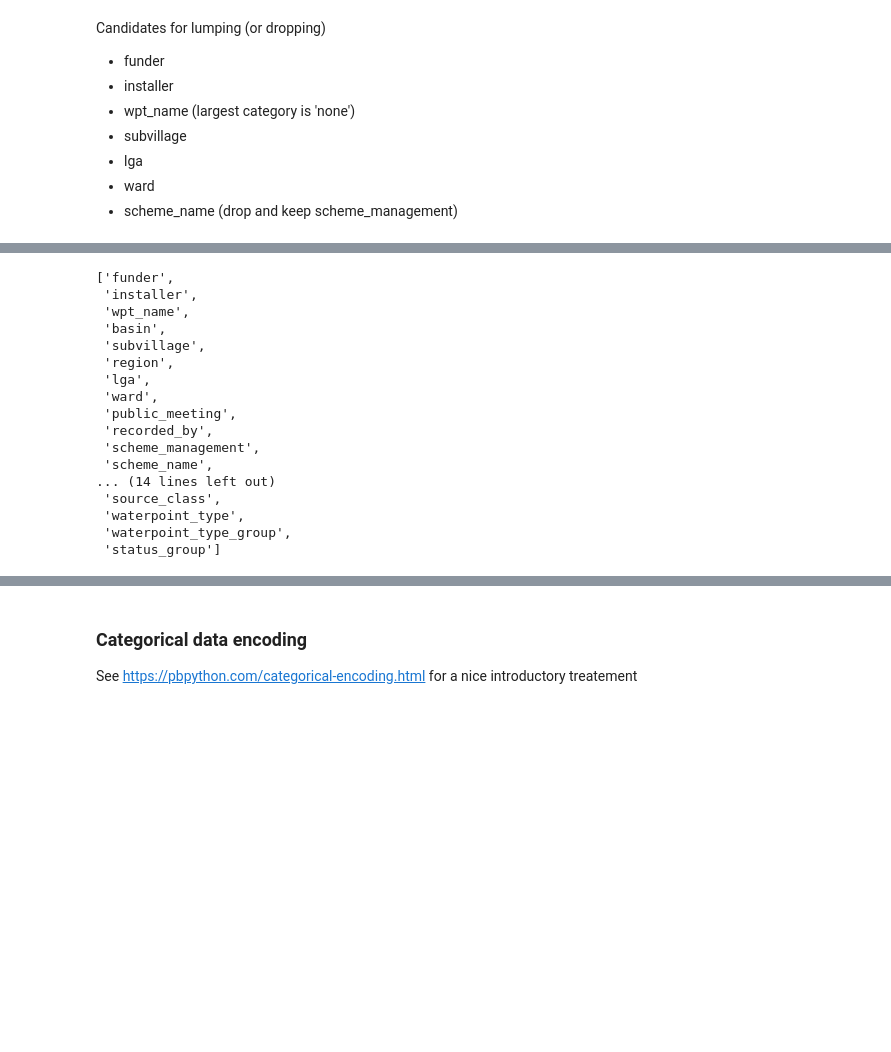
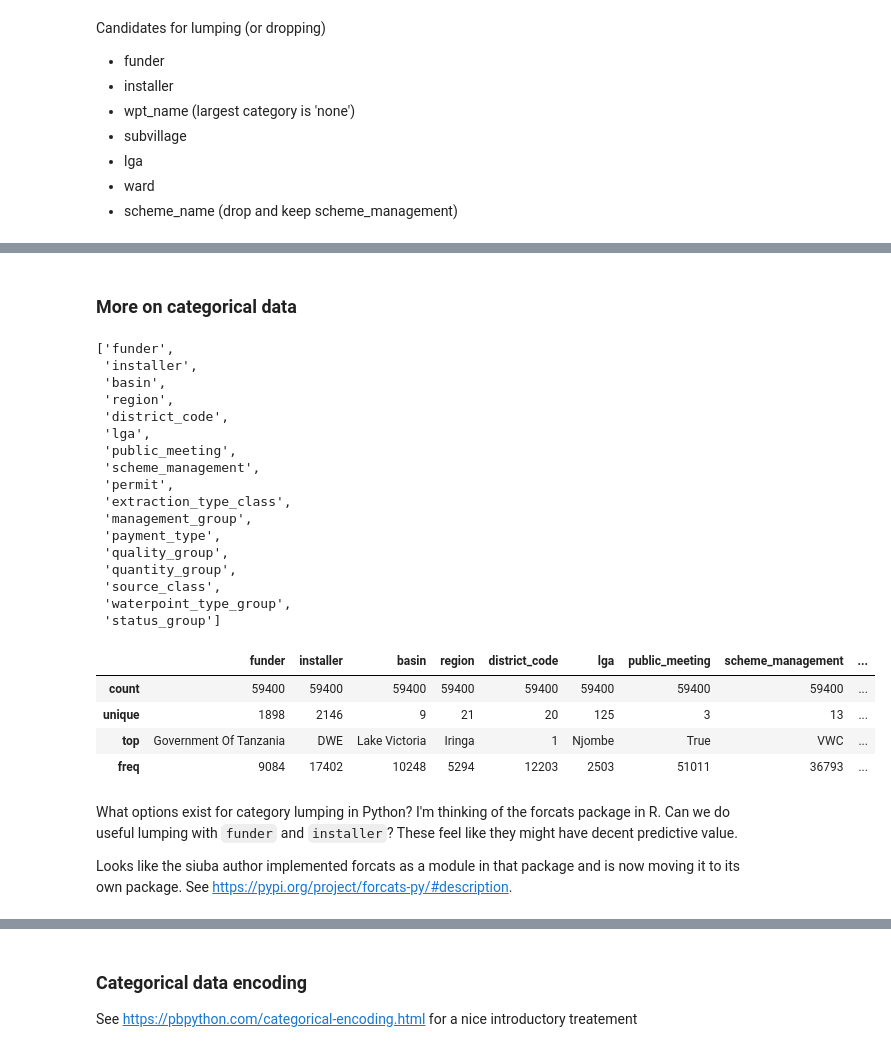
Before and after one commit to misken/pumpitupsk, a Jupyter notebook: notebooks/data_prep.ipynb, the cells around one changed output, grey strips where cells are left out. Cells and saved outputs as stored; diff of their text form; code cells hidden in the pictures; blank space fills up the shorter version.

```diff
--- a/notebooks/data_prep.ipynb
+++ b/notebooks/data_prep.ipynb
@@ -386,0 +404,3 @@ train_df.loc[:, geo_cols].describe()
+# %%
+train_df = train_df.loc[:, cols_to_keep]
+train_df.info()
@@ -417,4 +458,7 @@ aggs_to_drop = ['extraction_type', 'extraction_type_group', 'management', 'payme
 
 cols_to_keep = [c for c in cols_to_keep if c not in aggs_to_drop]
 cols_to_keep
+
+train_df = train_df.loc[:, cols_to_keep]
+train_df.info()
 # %% [output]
@@ -437,0 +485,8 @@ cols_to_keep
+# %%
+train_df['funder'] = train_df['funder'].fillna("missing")
+train_df['installer'] = train_df['installer'].fillna("missing")
+train_df['public_meeting'] = train_df['public_meeting'].fillna("missing")
+train_df['scheme_management'] = train_df['scheme_management'].fillna("missing")
+train_df['permit'] = train_df['permit'].fillna("missing")
+
+train_df.info()
@@ -438,20 +511,35 @@ cols_to_keep
+# %% [markdown]
+### More on categorical data
 # %%
-train_df.select_dtypes(include=['object']).columns.tolist()
+categorical_cols = train_df.select_dtypes(include=['object', 'category']).columns.tolist()
+categorical_cols
 # %% [output]
 ['funder',
  'installer',
- 'wpt_name',
  'basin',
- 'subvillage',
  'region',
+ 'district_code',
  'lga',
- 'ward',
  'public_meeting',
- 'recorded_by',
  'scheme_management',
- 'scheme_name',
-... (14 lines left out)
+ 'permit',
+ 'extraction_type_class',
+ 'management_group',
+ 'payment_type',
+ 'quality_group',
+ 'quantity_group',
  'source_class',
- 'waterpoint_type',
  'waterpoint_type_group',
  'status_group']
+# %%
+train_df.loc[:, categorical_cols].describe()
+# %% [output]
+|  | funder | installer | basin | region | district_code | lga | public_meeting | scheme_management | ... |
+| count | 59400 | 59400 | 59400 | 59400 | 59400 | 59400 | 59400 | 59400 | ... |
+| unique | 1898 | 2146 | 9 | 21 | 20 | 125 | 3 | 13 | ... |
+| top | Government Of Tanzania | DWE | Lake Victoria | Iringa | 1 | Njombe | True | VWC | ... |
+| freq | 9084 | 17402 | 10248 | 5294 | 12203 | 2503 | 51011 | 36793 | ... |
+# %% [markdown]
+What options exist for category lumping in Python? I'm thinking of the forcats package in R. Can we do useful lumping with `funder` and `installer`? These feel like they might have decent predictive value.
+
+Looks like the siuba author implemented forcats as a module in that package and is now moving it to its own package. See https://pypi.org/project/forcats-py/#description.
```
Also changed, not shown: parts of 21 cells of this notebook.
